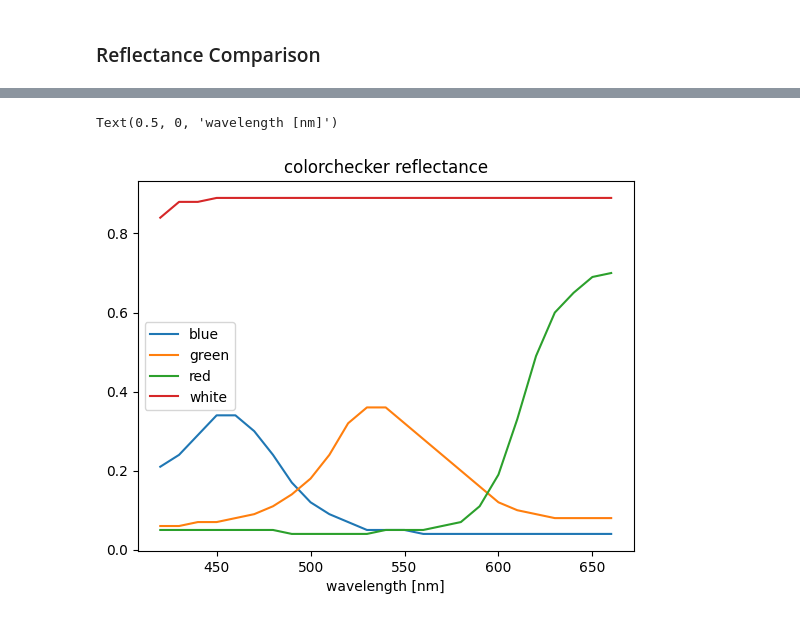
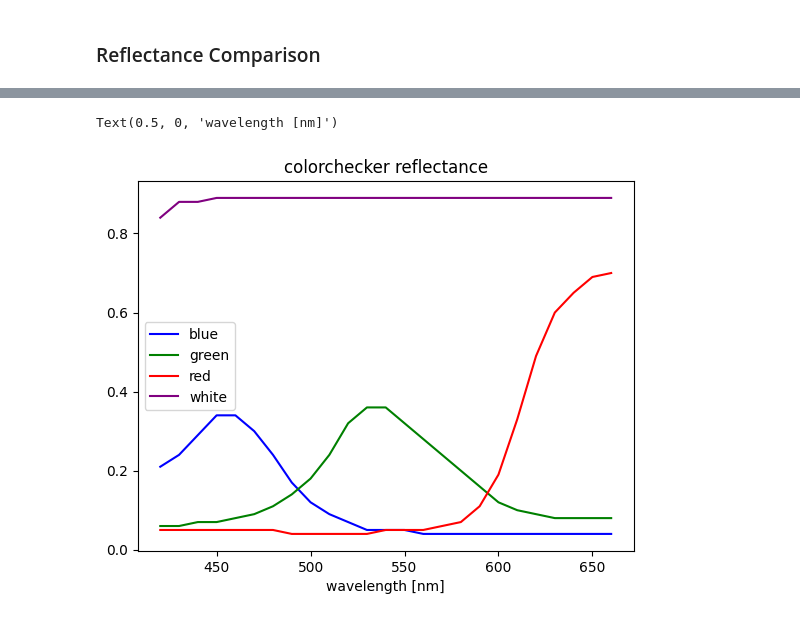
Before and after one commit to shshin1210/DSL, a Jupyter notebook: hyp_recon_patch_test.ipynb, the cells around one changed output, grey strips where cells are left out. Saved outputs shown, nothing was run; the diff lists cells and outputs as text; code cells hidden in the pictures.

```diff
--- a/hyp_recon_patch_test.ipynb
+++ b/hyp_recon_patch_test.ipynb
@@ -368,13 +468,13 @@ patches_ref_clip.shape
 # %%
 plt.figure()
-plt.plot(wvls_CC[1:-2], ref_CC[1:-2,12], label = 'blue')
-plt.plot(wvls_CC[1:-2], ref_CC[1:-2,13], label = 'green')
-plt.plot(wvls_CC[1:-2], ref_CC[1:-2,14], label = 'red')
-plt.plot(wvls_CC[1:-2], ref_CC[1:-2,18], label = 'white')
+plt.plot(wvls_CC[1:-2], ref_CC[1:-2,12], label = 'blue',c = 'blue')
+plt.plot(wvls_CC[1:-2], ref_CC[1:-2,13], label = 'green', c = 'green')
+plt.plot(wvls_CC[1:-2], ref_CC[1:-2,14], label = 'red', c = 'red')
+plt.plot(wvls_CC[1:-2], ref_CC[1:-2,18], label = 'white', c = 'purple')
 
 plt.legend()
 plt.title('colorchecker reflectance')
 plt.xlabel('wavelength [nm]')
 # %% [output]
 Text(0.5, 0, 'wavelength [nm]')
-[figure, old version]
+[figure, new version]
```
Also changed, not shown: parts of 28 cells of this notebook.
